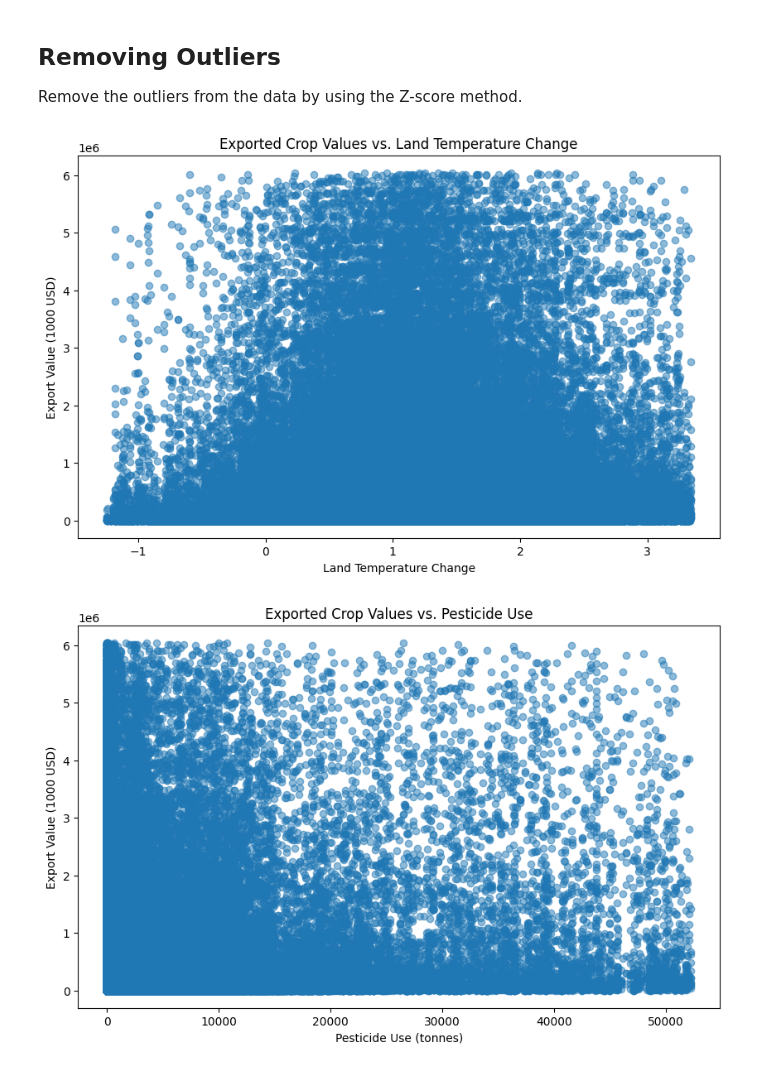
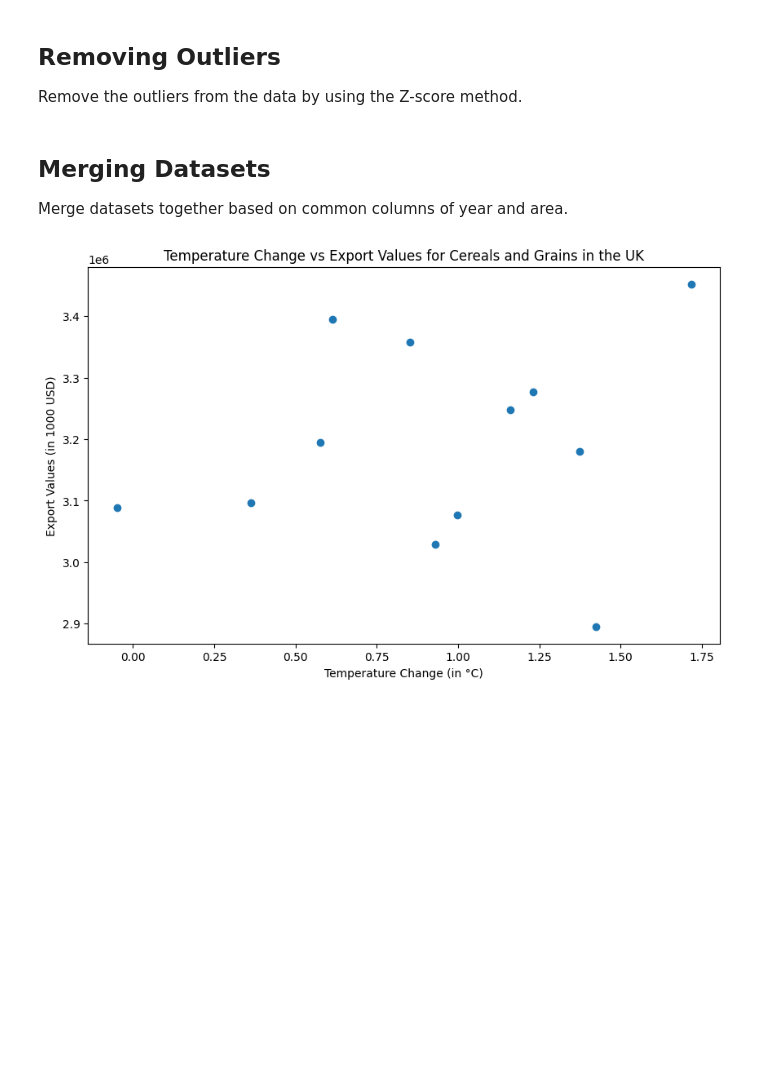
Before and after one commit to tnaccarato/Crop-Forcasting-MLP, a Jupyter notebook: MLP.ipynb, the cells around one changed output. Drawn from its saved outputs; the diff is of its cells as text; code cells hidden in the pictures; blank space fills up the shorter version.

Commit message:
Merge datasets

```diff
--- a/MLP.ipynb
+++ b/MLP.ipynb
@@ -139,6 +139,9 @@ land_temperature_change_cleaned['Value'] = land_temperature_change_cleaned['Valu
 # Converts back to a dataframe and removes the 'Flag' and 'Flag Description' columns as they are not needed
 land_temperature_change_cleaned = pd.DataFrame(land_temperature_change_cleaned)
 land_temperature_change_cleaned.drop(columns=['Flag', 'Flag Description'], inplace=True)
+# Gets meteorological year values from month columns
+
+land_temperature_change_cleaned = land_temperature_change_cleaned[land_temperature_change_cleaned['Months'] == 'Meteorological year']
 # %% [markdown]
 ## Standardising Items
 Combine different items so that they match across datasets, combining them to make a harmonised dataset.
@@ -277,6 +280,10 @@ Remove the outliers from the data by using the Z-score method.
 # Split food trade indicators data into food trade imports and food trade exports
 food_trade_imports = food_trade_indicators[food_trade_indicators['Element'] == 'Import Value']
 food_trade_exports = food_trade_indicators[food_trade_indicators['Element'] == 'Export Value']
+
+# Split food balances indicators data into imports and exports
+food_balances_imports = food_balances_indicators[food_balances_indicators['Element'] == 'Import Quantity']
+food_balances_exports = food_balances_indicators[food_balances_indicators['Element'] == 'Export Quantity']
 
 # Define a function to remove outliers using the Z-score method
 from scipy import stats
@@ -309,7 +316,8 @@ datasets = {
     'employment': {'columns': ['Value'], 'threshold': 3},
     'exchange_rate': {'columns': ['Value'], 'threshold': 3},
     'fertilizers_use': {'columns': ['Value'], 'threshold': 3},
-    'food_balances_indicators': {'columns': ['Value'], 'threshold': 3},
+    'food_balances_imports': {'columns': ['Value'], 'threshold': 3},
+    'food_balances_exports': {'columns': ['Value'], 'threshold': 3},
     'food_security_indicators': {'columns': ['Value'], 'threshold': 3},
     'food_trade_imports': {'columns': ['Value'], 'threshold': 3},
     'food_trade_exports': {'columns': ['Value'], 'threshold': 3},
@@ -323,47 +331,28 @@ for dataset_name, info in datasets.items():
     columns = info['columns']
     zscore_threshold = info['threshold']
     exec(f"{dataset_name} = remove_outliers_zscore({dataset_name}, columns, threshold=zscore_threshold)")
+# %% [markdown]
+## Merging Datasets
+
+Merge datasets together based on common columns of year and area.
 # %%
-export_food_trade_temperatures = pd.merge(food_trade_exports, land_temperature_change_cleaned, on=['Area', 'Year'], how='inner')
-export_food_pesticides = pd.merge(food_trade_exports, pesticides_use, on=['Area', 'Year'], how='inner')
+# Merge datasets
+merged_df = pd.merge(food_trade_exports, food_balances_exports, how='inner', on=['Harmonised Item', 'Year', 'Area'])
+merged_df = merged_df.rename(columns={'Value_x': 'Export Values (in 1000 USD)', 'Value_y': 'Export Quantities (in 1000t)'})
+merged_df = merged_df.drop(columns = ['Domain Code_x', 'Domain Code_y', 'Domain_x', 'Domain_y', 'Area Code (M49)_x', 'Area Code (M49)_y', 'Item Code (FBS)', 'Item Code (CPC)', 'Element Code_x', 'Element Code_y', 'Unit_x', 'Unit_y', 'Flag_x', 'Flag_y', 'Flag Description_x', 'Flag Description_y', 'Year Code_x', 'Year Code_y', 'Element_x', 'Element_y'])
+merged_df = pd.merge(merged_df, crops_production_indicators, how='inner', on=['Harmonised Item', 'Year', 'Area'])
+merged_df = merged_df.rename(columns={'Value': 'Crop Yield (in 100 g/ha)'})
+merged_df = merged_df.drop(columns = ['Domain Code', 'Domain', 'Area Code (M49)', 'Item Code (CPC)', 'Element Code', 'Unit', 'Flag', 'Flag Description', 'Year Code', 'Element'])
+merged_df = pd.merge(merged_df, land_temperature_change_cleaned, how='inner', on=['Year', 'Area'])
+merged_df = merged_df.rename(columns={'Value': 'Temperature Change (in °C)'})
+merged_df = merged_df.drop(columns = ['Domain Code', 'Domain', 'Area Code (M49)', 'Element Code', 'Unit', 'Year Code', 'Element'])
 
+filtered_df = merged_df[(merged_df['Area'] == 'United Kingdom of Great Britain and Northern Ireland') & (merged_df['Harmonised Item'] == 'Cereals and Grains')]
 plt.figure(figsize=(10, 6))
-plt.scatter(export_food_trade_temperatures['Value_y'], export_food_trade_temperatures['Value_x'], alpha=0.5)
-plt.title('Exported Crop Values vs. Land Temperature Change')
-plt.xlabel('Land Temperature Change')
-plt.ylabel('Export Value (1000 USD)')
-plt.figure(figsize=(10, 6))
-plt.scatter(export_food_pesticides['Value_y'], export_food_pesticides['Value_x'], alpha=0.5)
-plt.title('Exported Crop Values vs. Pesticide Use')
-plt.xlabel('Pesticide Use (tonnes)')
-plt.ylabel('Export Value (1000 USD)')
+plt.scatter(filtered_df['Temperature Change (in °C)'], filtered_df['Export Values (in 1000 USD)'])
+plt.xlabel('Temperature Change (in °C)')
+plt.ylabel('Export Values (in 1000 USD)')
+plt.title('Temperature Change vs Export Values for Cereals and Grains in the UK')
 plt.show()
-
-merged_data = pd.merge(export_food_trade_temperatures, export_food_pesticides, on=['Area', 'Year'], how='inner')
-
-# Use a linear regression model to predict the exported food balances based on the land temperature change
-from sklearn.linear_model import LinearRegression
-from sklearn.model_selection import train_test_split
-from sklearn.metrics import mean_squared_error
-
-X = export_food_trade_temperatures['Value_y'].values.reshape(-1, 1)
-y = export_food_trade_temperatures['Value_x'].values
-
-X_train, X_test, y_train, y_test = train_test_split(X, y, test_size=0.2, random_state=42)
-
-model = LinearRegression()
-model.fit(X_train, y_train)
-
-y_pred = model.predict(X_test)
-
-plt.figure(figsize=(10, 6))
-plt.scatter(X_test, y_test, alpha=0.5, label='Actual')
-plt.scatter(X_test, y_pred, alpha=0.5, label='Predicted')
-plt.title('Exported Crop Values vs. Land Temperature Change')
-plt.xlabel('Land Temperature Change')
-plt.ylabel('Export Value (1000 USD)')
-plt.legend()
-plt.show()
 # %% [output]
-[figure, old version]
+[figure, new version]
-[figure, removed]
```
Also changed, not shown: parts of 1 cell of this notebook.
